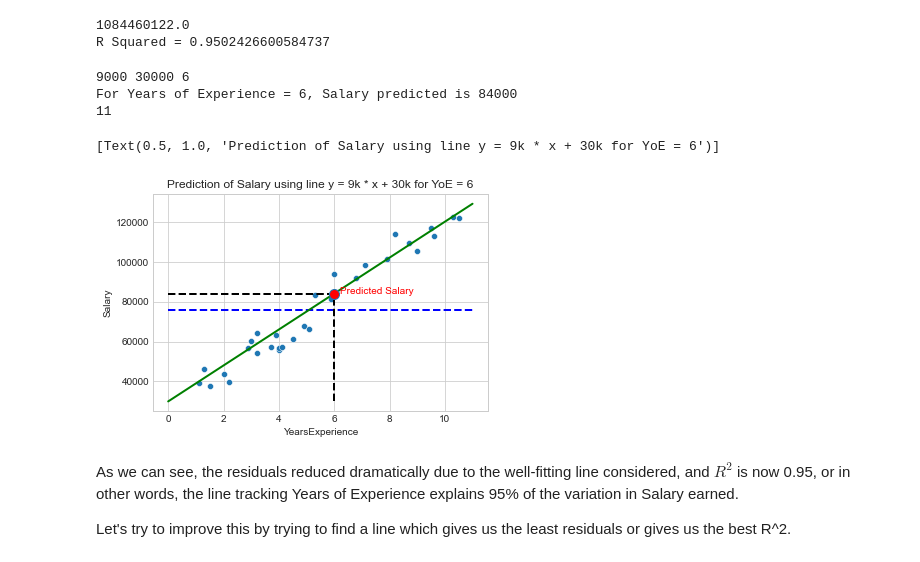
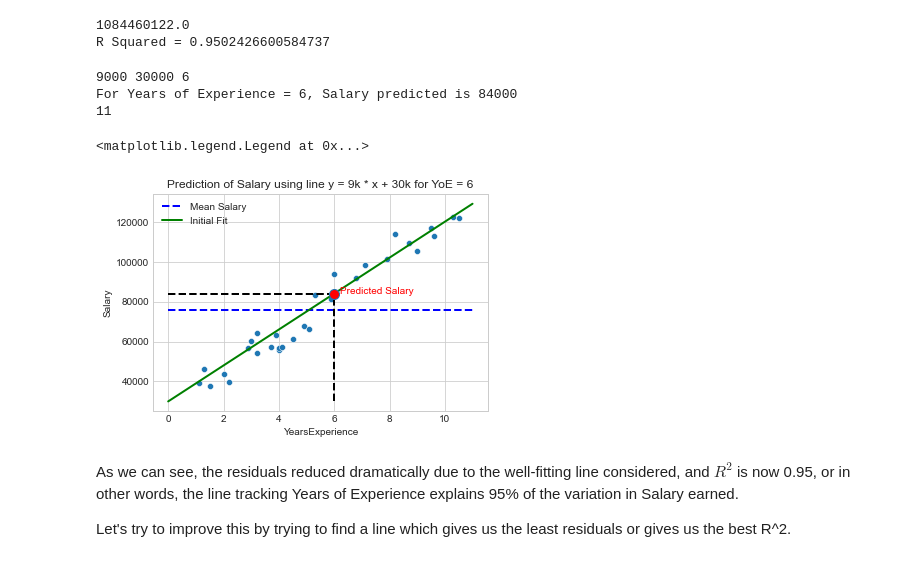
Before and after one commit to shenoy-anurag/machine-learning, a Jupyter notebook: mathematics/linalg_least_squares.ipynb, the cells around one changed output. Drawn from its saved outputs; the diff is of its cells as text; code cells hidden in the pictures.

```diff
--- a/mathematics/linalg_least_squares.ipynb
+++ b/mathematics/linalg_least_squares.ipynb
@@ -178,30 +180,31 @@ R Squared = 0.9502426600584737
 # %%
 # Predicting Salary using this line.
 def predict(slope, intercept, x_val):
     return slope * x_val + intercept
 
 test_yoe = 6
 print(m, c, test_yoe)
 sal = predict(slope=m, intercept=c, x_val=test_yoe)
 print("For Years of Experience = {}, Salary predicted is {}".format(test_yoe, sal))
 
 # Plot prediction
 ax = sns.scatterplot(x=df["YearsExperience"], y=df["Salary"])
 x_max_rounded = math.ceil(df["YearsExperience"].max())
 print(x_max_rounded)
 plt.plot([0, x_max_rounded], [avg_salary, avg_salary], label="Mean Salary", linestyle='dashed', linewidth=2, color='b')
 plt.plot([0, x_max_rounded], [30000, 129000], label="Initial Fit", linewidth=2, color='g')
 plt.plot(test_yoe, sal, marker="o", markersize=10, markerfacecolor="r")
 plt.plot([0, test_yoe - 0.2], [sal, sal], linestyle='dashed', linewidth=2, color='black')
 plt.plot([test_yoe, test_yoe], [c, sal - 3000], linestyle='dashed', linewidth=2, color='black')
 plt.annotate(text="Predicted Salary", xy=[test_yoe + 0.2, sal], color='r')
 ax.set(title="Prediction of Salary using line y = 9k * x + 30k for YoE = {}".format(test_yoe))
+plt.legend()
 # %% [output]
 9000 30000 6
 For Years of Experience = 6, Salary predicted is 84000
 11
-[Text(0.5, 1.0, 'Prediction of Salary using line y = 9k * x + 30k for YoE = 6')]
+<matplotlib.legend.Legend at 0x...>
-[figure, old version]
+[figure, new version]
 # %% [markdown]
 As we can see, the residuals reduced dramatically due to the well-fitting line considered, and $ R^2 $ is now 0.95, or in other words, the line tracking Years of Experience explains 95% of the variation in Salary earned.
 
```
Also changed, not shown: parts of 3 cells of this notebook.
